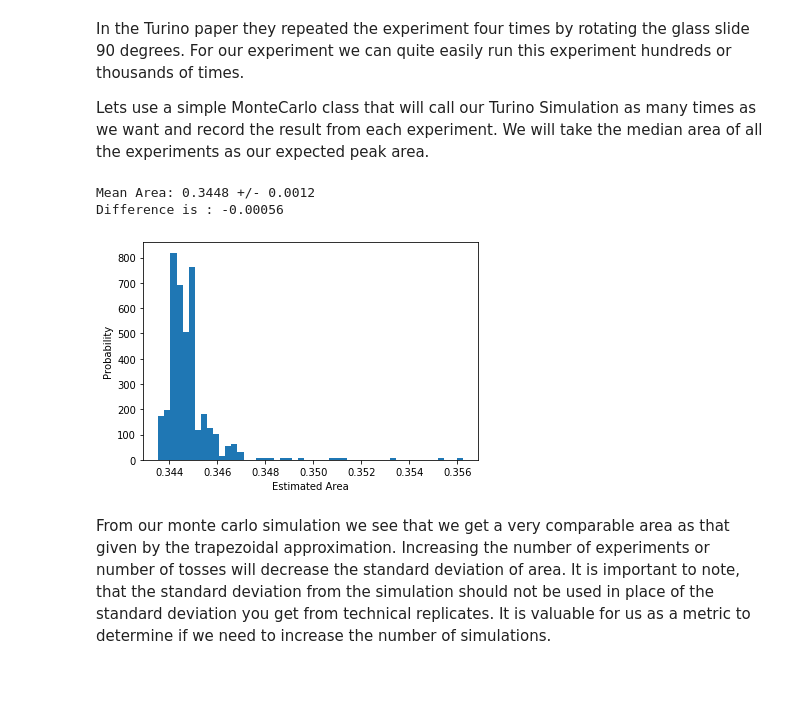
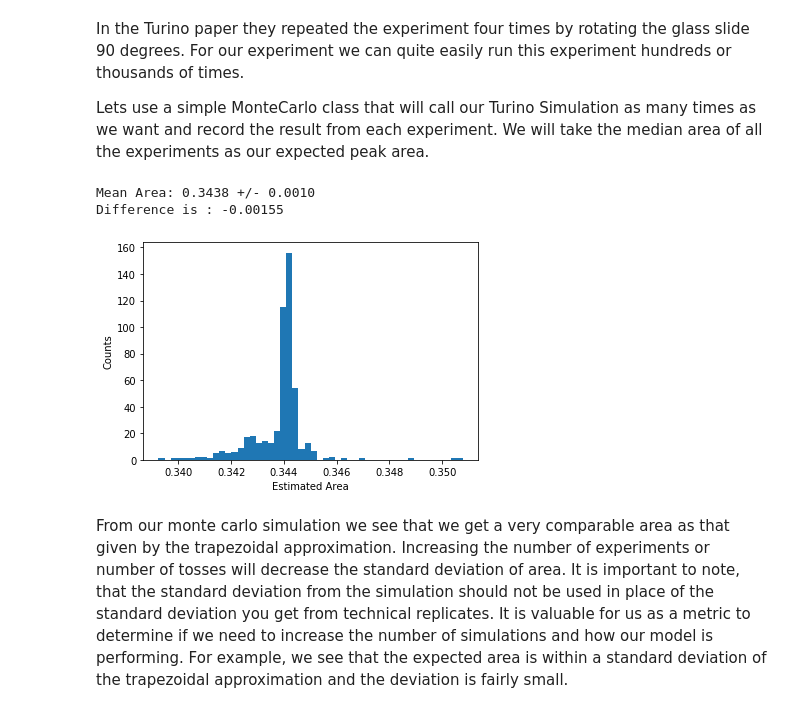
Before and after one commit to brae-pete/MonteCarlo, a Jupyter notebook: MC_TurinaPeakIntegration.ipynb, the cells around one changed output. Saved outputs shown, nothing was run; the diff lists cells and outputs as text; code cells hidden in the pictures; blank space fills up the shorter version.

```diff
--- a/MC_TurinaPeakIntegration.ipynb
+++ b/MC_TurinaPeakIntegration.ipynb
@@ -232,18 +231,18 @@ class MonteCarlo:
 # %%
 # Run a Monte Carlo simulation using 500 experiments with 1000 points for each experiment.
 turina = TurinaArea(peak_signal, peak_time, min_y=0)
 mc = MonteCarlo()
 mc.run(turina, number_of_simulations=500, tosses=1000)
 
 fig, ax = plt.subplots()
-ax.hist(mc.results, bins=50, density=True)
-ax.set_ylabel('Probability')
+ax.hist(mc.results, bins=50)
+ax.set_ylabel('Counts')
 ax.set_xlabel('Estimated Area')
 print(f"Mean Area: {np.mean(mc.results):.4f} +/- {np.std(mc.results):.4f}")
 print(f"Difference is : {np.mean(mc.results)-area :.5f}")
 # %% [output]
-Mean Area: 0.3448 +/- 0.0012
-Difference is : -0.00056
+Mean Area: 0.3438 +/- 0.0010
+Difference is : -0.00155
-[figure, old version]
+[figure, new version]
 # %% [markdown]
-From our monte carlo simulation we see that we get a very comparable area as that given by the trapezoidal approximation. Increasing the number of experiments or number of tosses will decrease the standard deviation of area. It is important to note, that the standard deviation from the simulation should not be used in place of the standard deviation you get from technical replicates. It is valuable for us as a metric to determine if we need to increase the number of simulations.
+From our monte carlo simulation we see that we get a very comparable area as that given by the trapezoidal approximation. Increasing the number of experiments or number of tosses will decrease the standard deviation of area. It is important to note, that the standard deviation from the simulation should not be used in place of the standard deviation you get from technical replicates. It is valuable for us as a metric to determine if we need to increase the number of simulations and how our model is performing. For example, we see that the expected area is within a standard deviation of the trapezoidal approximation and the deviation is fairly small.
```
Also changed, not shown: parts of 8 cells of this notebook.
